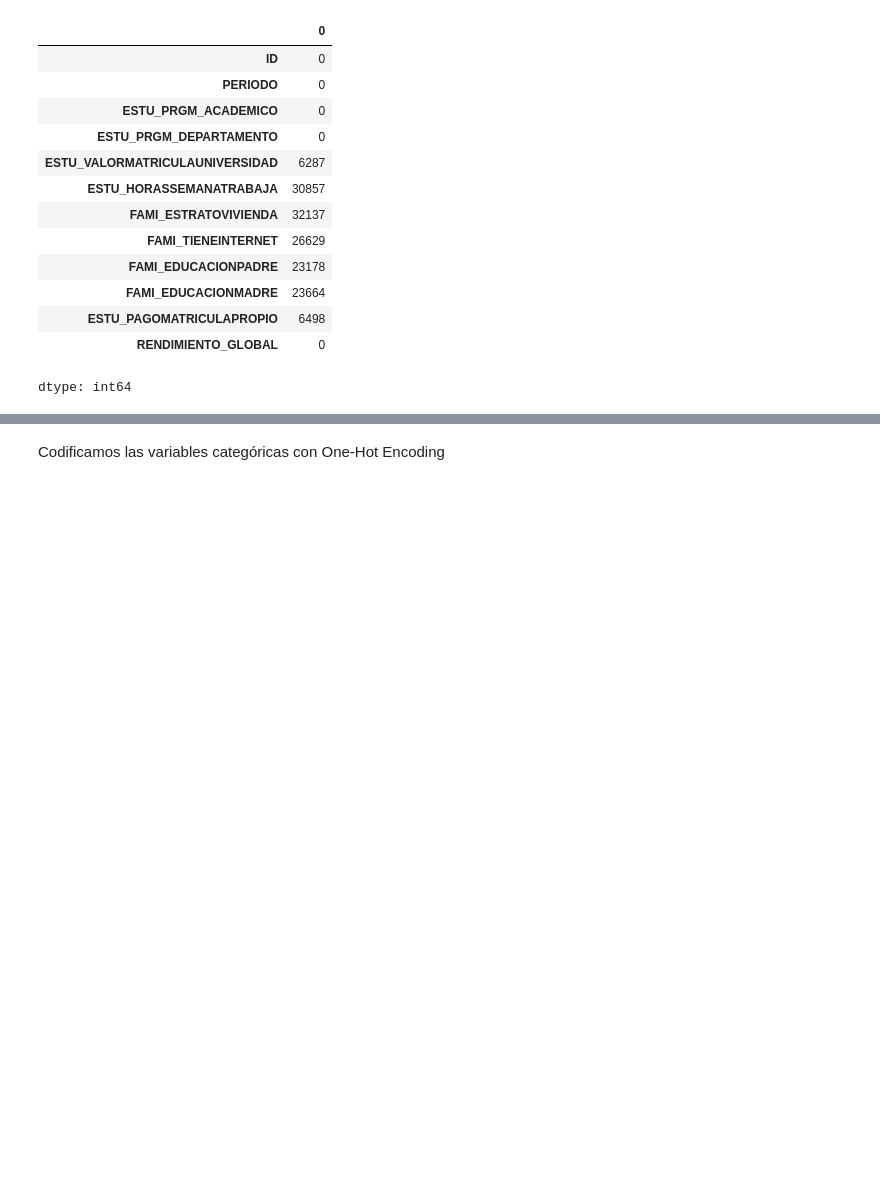
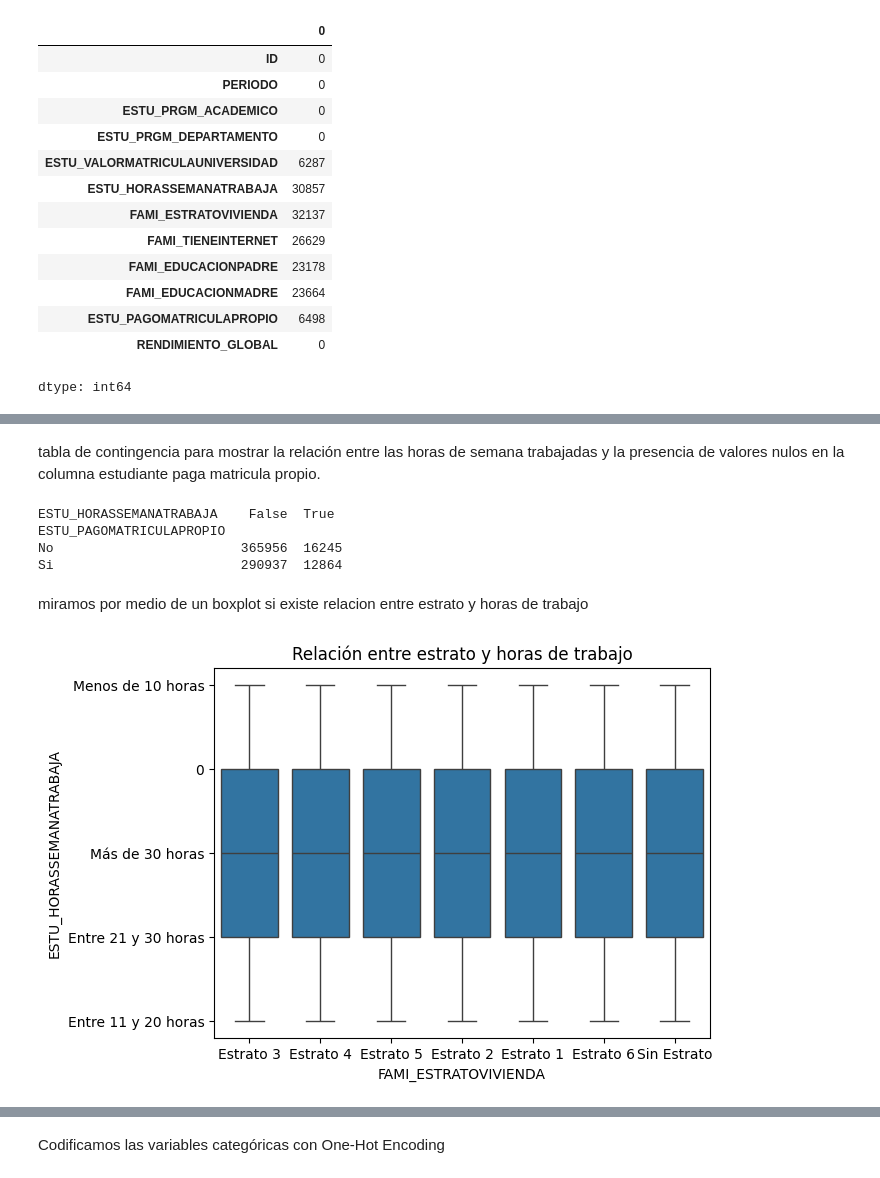
Before and after one commit to danielramo27s/UDEA-ai4eng-20242, a Jupyter notebook: 02 - preprocesado.ipynb, the cells around one changed output, grey strips where cells are left out. Cells and saved outputs as stored; diff of their text form; code cells hidden in the pictures; blank space fills up the shorter version.

```diff
--- a/02 - preprocesado.ipynb
+++ b/02 - preprocesado.ipynb
@@ -314,0 +146,27 @@ None
+# %% [markdown]
+tabla de contingencia para mostrar la relación entre las horas de semana trabajadas y la presencia de valores nulos en la columna estudiante paga matricula propio.
+# %%
+import pandas as pd
+
+# Crea la tabla de contingencia
+crosstab = pd.crosstab(df['ESTU_PAGOMATRICULAPROPIO'], df['ESTU_HORASSEMANATRABAJA'].isnull())
+
+# Imprime la tabla
+print(crosstab)
+# %% [output]
+ESTU_HORASSEMANATRABAJA    False  True
+ESTU_PAGOMATRICULAPROPIO
+No                        365956  16245
+Si                        290937  12864
+# %% [markdown]
+miramos por medio de un boxplot si existe relacion entre estrato y horas de trabajo
+# %%
+import seaborn as sns
+import matplotlib.pyplot as plt
+
+# Crea el boxplot
+sns.boxplot(x='FAMI_ESTRATOVIVIENDA', y='ESTU_HORASSEMANATRABAJA', data=df)
+plt.title('Relación entre estrato y horas de trabajo')
+plt.show()
+# %% [output]
+[figure, added]
```
Also changed, not shown: parts of 60 cells of this notebook.
